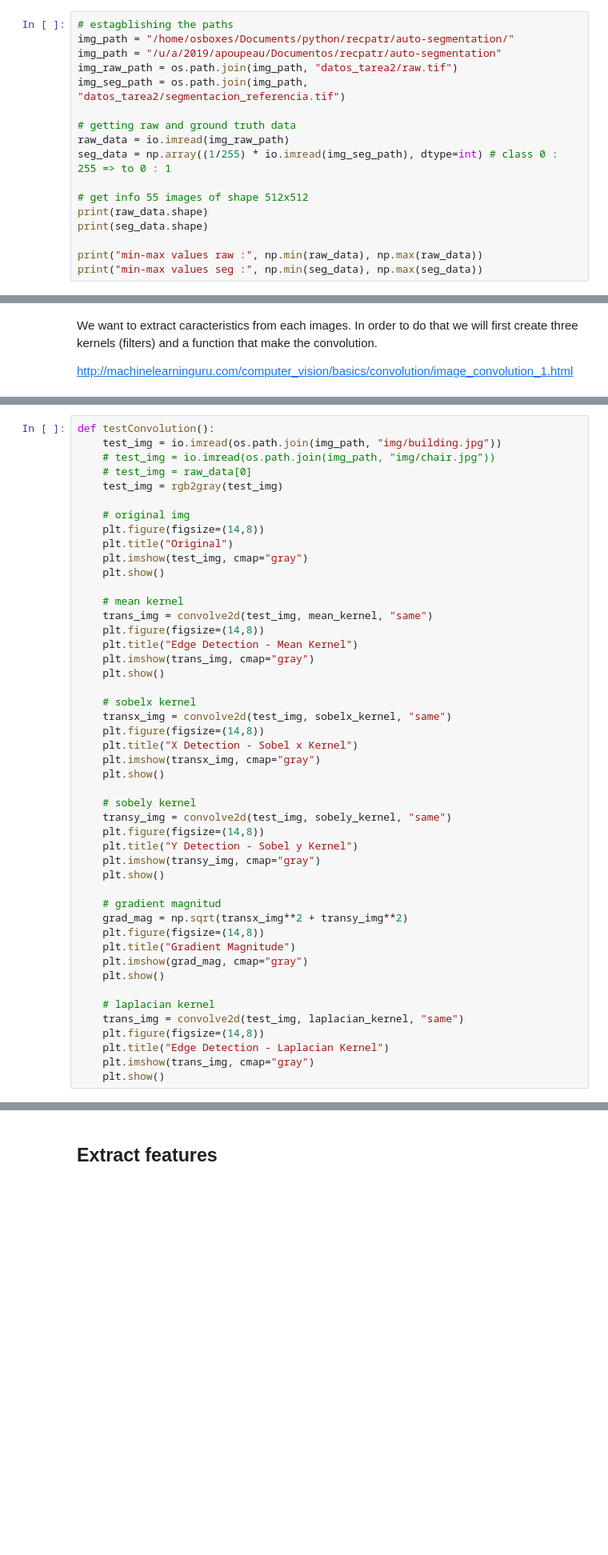
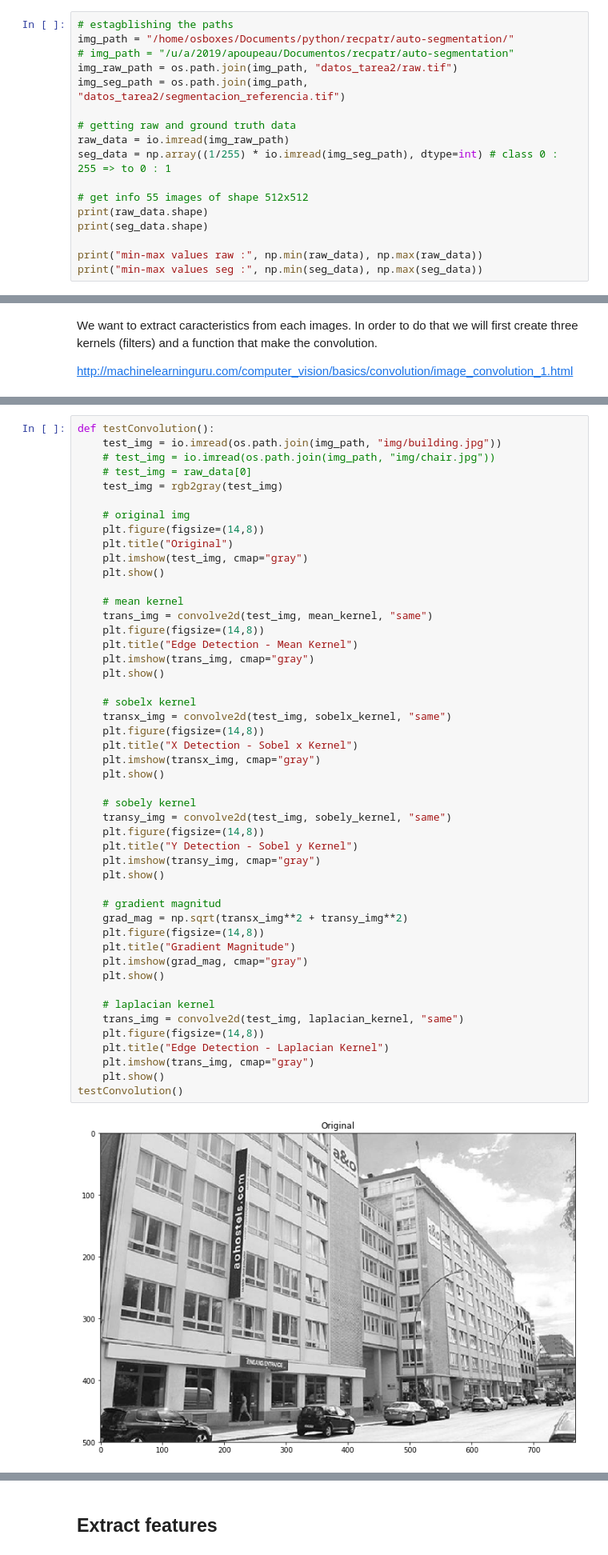
Before and after one commit to poupeaua/auto-segmentation, a Jupyter notebook: auto-segmentation.ipynb, the cells around one changed output, grey strips where cells are left out. Shown at 80% size. Saved outputs shown, nothing was run; the diff lists cells and outputs as text; blank space fills up the shorter version.

```diff
--- a/auto-segmentation.ipynb
+++ b/auto-segmentation.ipynb
@@ -75,7 +83,7 @@ We are firstly going to read all images.
 # %%
 # estagblishing the paths
 img_path = "/home/osboxes/Documents/python/recpatr/auto-segmentation/"
-img_path = "/u/a/2019/apoupeau/Documentos/recpatr/auto-segmentation"
+# img_path = "/u/a/2019/apoupeau/Documentos/recpatr/auto-segmentation"
 img_raw_path = os.path.join(img_path, "datos_tarea2/raw.tif")
 img_seg_path = os.path.join(img_path, "datos_tarea2/segmentacion_referencia.tif")
 
@@ -137,30 +145,33 @@ def testConvolution():
     plt.imshow(trans_img, cmap="gray")
     plt.show()
 
     # sobelx kernel
     transx_img = convolve2d(test_img, sobelx_kernel, "same")
     plt.figure(figsize=(14,8))
     plt.title("X Detection - Sobel x Kernel")
     plt.imshow(transx_img, cmap="gray")
     plt.show()
 
     # sobely kernel
     transy_img = convolve2d(test_img, sobely_kernel, "same")
     plt.figure(figsize=(14,8))
     plt.title("Y Detection - Sobel y Kernel")
     plt.imshow(transy_img, cmap="gray")
     plt.show()
 
     # gradient magnitud
     grad_mag = np.sqrt(transx_img**2 + transy_img**2)
     plt.figure(figsize=(14,8))
     plt.title("Gradient Magnitude")
     plt.imshow(grad_mag, cmap="gray")
     plt.show()
 
     # laplacian kernel
     trans_img = convolve2d(test_img, laplacian_kernel, "same")
     plt.figure(figsize=(14,8))
     plt.title("Edge Detection - Laplacian Kernel")
     plt.imshow(trans_img, cmap="gray")
     plt.show()
+testConvolution()
+# %% [output]
+[figure, added]
```
Also changed, not shown: parts of 35 cells of this notebook, 21 other files.
